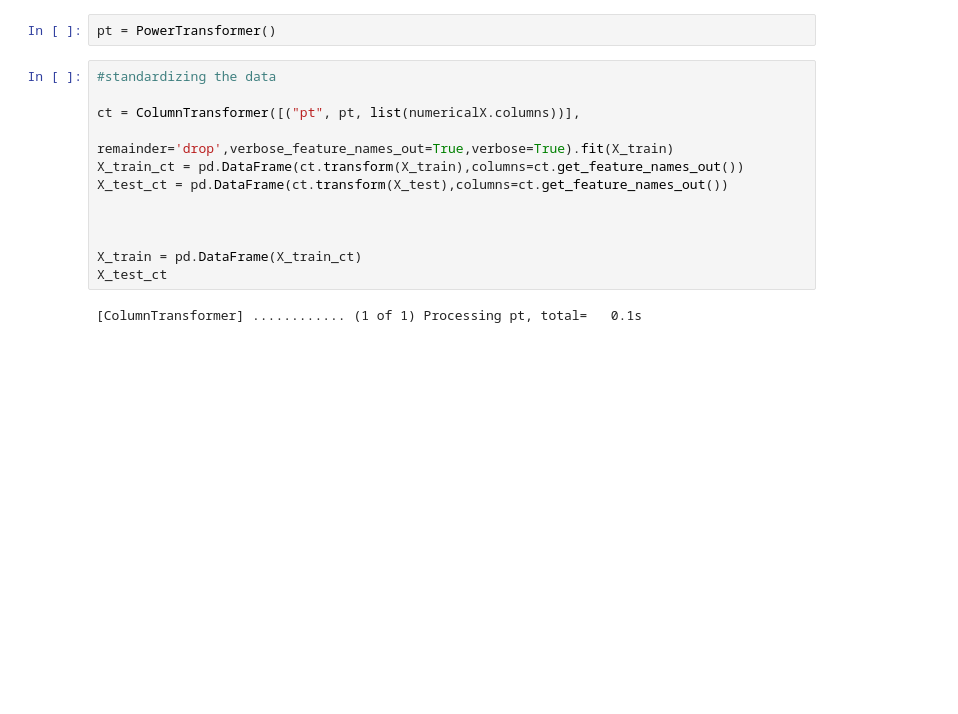
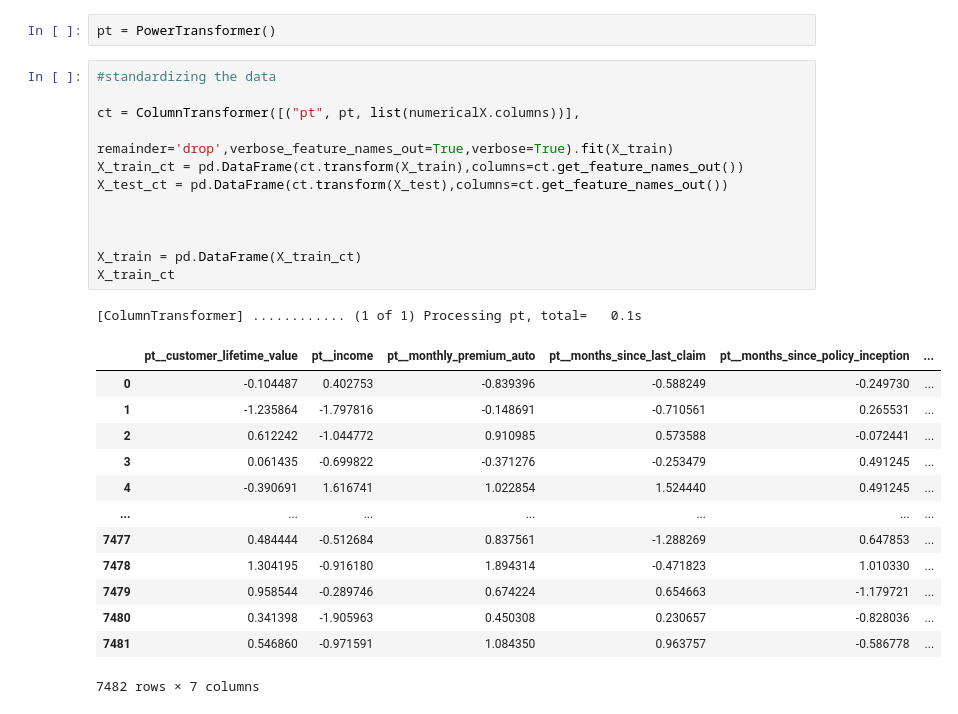
Before and after one commit to trikyxl/Ironhack_labs_henrik, a Jupyter notebook: Data_Customer_analyisis/Week4Tuesday.ipynb, the cells around one changed output. Cells and saved outputs as stored; diff of their text form; blank space fills up the shorter version.

```diff
--- a/Data_Customer_analyisis/Week4Tuesday.ipynb
+++ b/Data_Customer_analyisis/Week4Tuesday.ipynb
@@ -91,17 +91,30 @@ pt = PowerTransformer()
 # %%
 #standardizing the data
 
 ct = ColumnTransformer([("pt", pt, list(numericalX.columns))],
                         remainder='drop',verbose_feature_names_out=True,verbose=True).fit(X_train)
 X_train_ct = pd.DataFrame(ct.transform(X_train),columns=ct.get_feature_names_out())
 X_test_ct = pd.DataFrame(ct.transform(X_test),columns=ct.get_feature_names_out())
 
 
 
 X_train = pd.DataFrame(X_train_ct)
-X_test_ct
+X_train_ct
 # %% [output]
 [ColumnTransformer] ............ (1 of 1) Processing pt, total=   0.1s
+|  | pt__customer_lifetime_value | pt__income | pt__monthly_premium_auto | pt__months_since_last_claim | pt__months_since_policy_inception | ... |
+| 0 | -0.104487 | 0.402753 | -0.839396 | -0.588249 | -0.249730 | ... |
+| 1 | -1.235864 | -1.797816 | -0.148691 | -0.710561 | 0.265531 | ... |
+| 2 | 0.612242 | -1.044772 | 0.910985 | 0.573588 | -0.072441 | ... |
+| 3 | 0.061435 | -0.699822 | -0.371276 | -0.253479 | 0.491245 | ... |
+| 4 | -0.390691 | 1.616741 | 1.022854 | 1.524440 | 0.491245 | ... |
+| ... | ... | ... | ... | ... | ... | ... |
+| 7477 | 0.484444 | -0.512684 | 0.837561 | -1.288269 | 0.647853 | ... |
+| 7478 | 1.304195 | -0.916180 | 1.894314 | -0.471823 | 1.010330 | ... |
+| 7479 | 0.958544 | -0.289746 | 0.674224 | 0.654663 | -1.179721 | ... |
+| 7480 | 0.341398 | -1.905963 | 0.450308 | 0.230657 | -0.828036 | ... |
+| 7481 | 0.546860 | -0.971591 | 1.084350 | 0.963757 | -0.586778 | ... |
+7482 rows × 7 columns
 # %%
 #linear regression
 X_train_const_ct = sm.add_constant(X_train_ct.to_numpy()) # adding a constant
```
Also changed, not shown: parts of 14 cells of this notebook, 4 other files.
